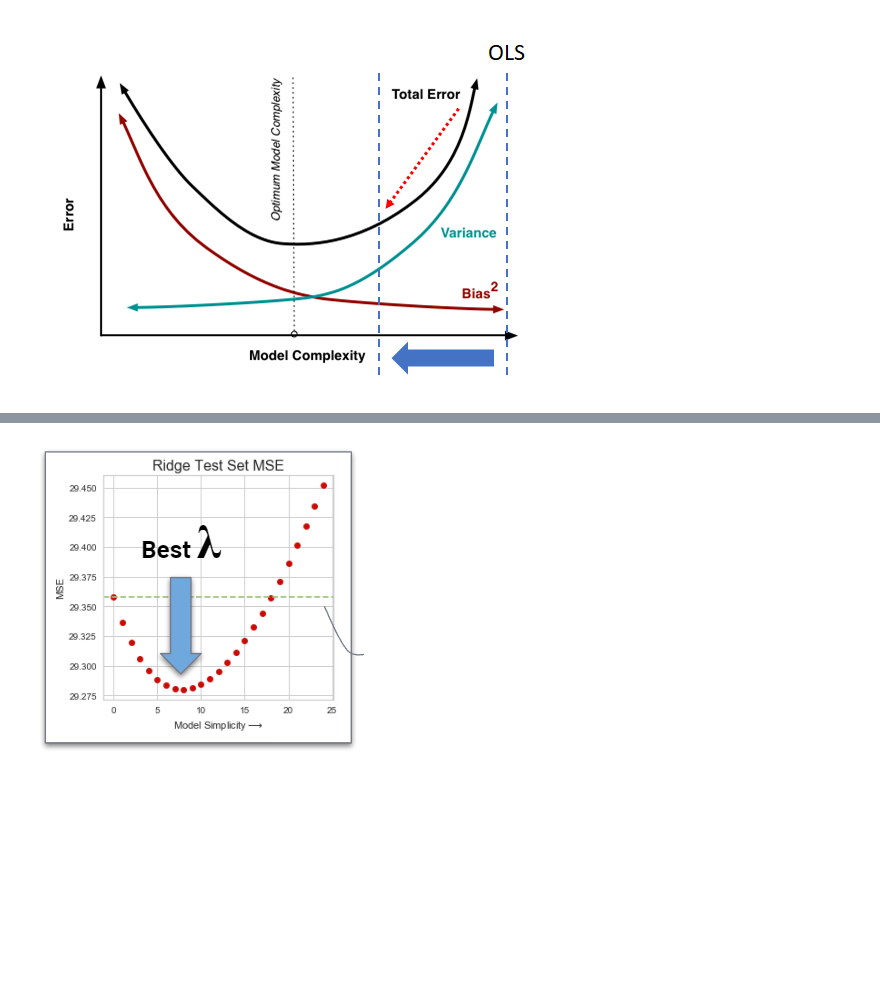
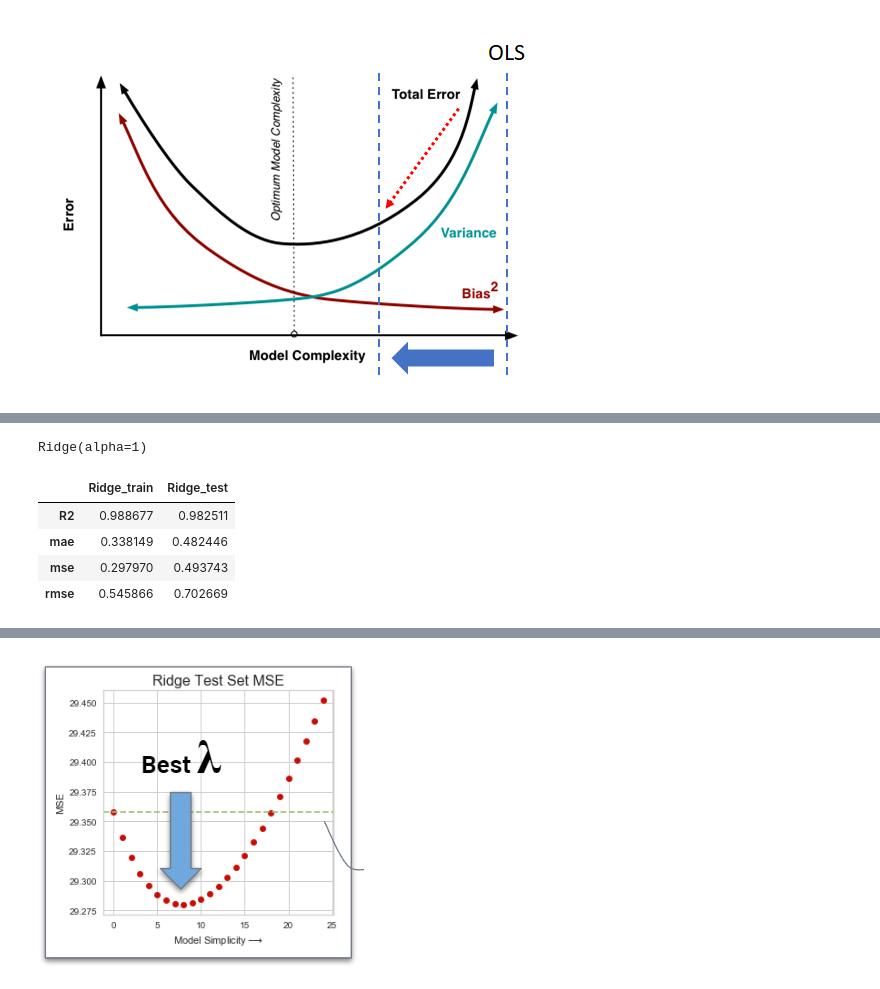
Before and after one commit to easgarli/datascience_bootcamp, a Jupyter notebook: Machine learning/05 - Regularization/Regularization_Ridge_Lasso_ElasticNet, Scale, Cross Validation, Gridsearch.ipynb, the cells around one changed output, grey strips where cells are left out. Drawn from its saved outputs; the diff is of its cells as text; code cells hidden in the pictures; blank space fills up the shorter version.

```diff
--- a/Machine learning/05 - Regularization/Regularization_Ridge_Lasso_ElasticNet, Scale, Cross Validation, Gridsearch.ipynb
+++ b/Machine learning/05 - Regularization/Regularization_Ridge_Lasso_ElasticNet, Scale, Cross Validation, Gridsearch.ipynb
@@ -600,0 +631,8 @@ L2 Regularization (Ridge): This technique adds the sum of the squares of the wei
+# %%
+ridge_model.fit(X_train_scaled, y_train)
+# We train the model on scaled data
+# The date we will train using Ridge regression model must be scaled
+# This process addresses both the multicollinearity probelm by weighting all features equally by the model
+# can also group features as important and not important
+# %% [output]
+Ridge(alpha=1)
@@ -600,0 +642,9 @@ L2 Regularization (Ridge): This technique adds the sum of the squares of the wei
+# %%
+rs = train_val(y_train,y_train_pred, y_test, y_pred,'Ridge')
+rs
+# %% [output]
+|  | Ridge_train | Ridge_test |
+| R2 | 0.988677 | 0.982511 |
+| mae | 0.338149 | 0.482446 |
+| mse | 0.297970 | 0.493743 |
+| rmse | 0.545866 | 0.702669 |
```
Also changed, not shown: parts of 18 cells of this notebook, 55 other files.
